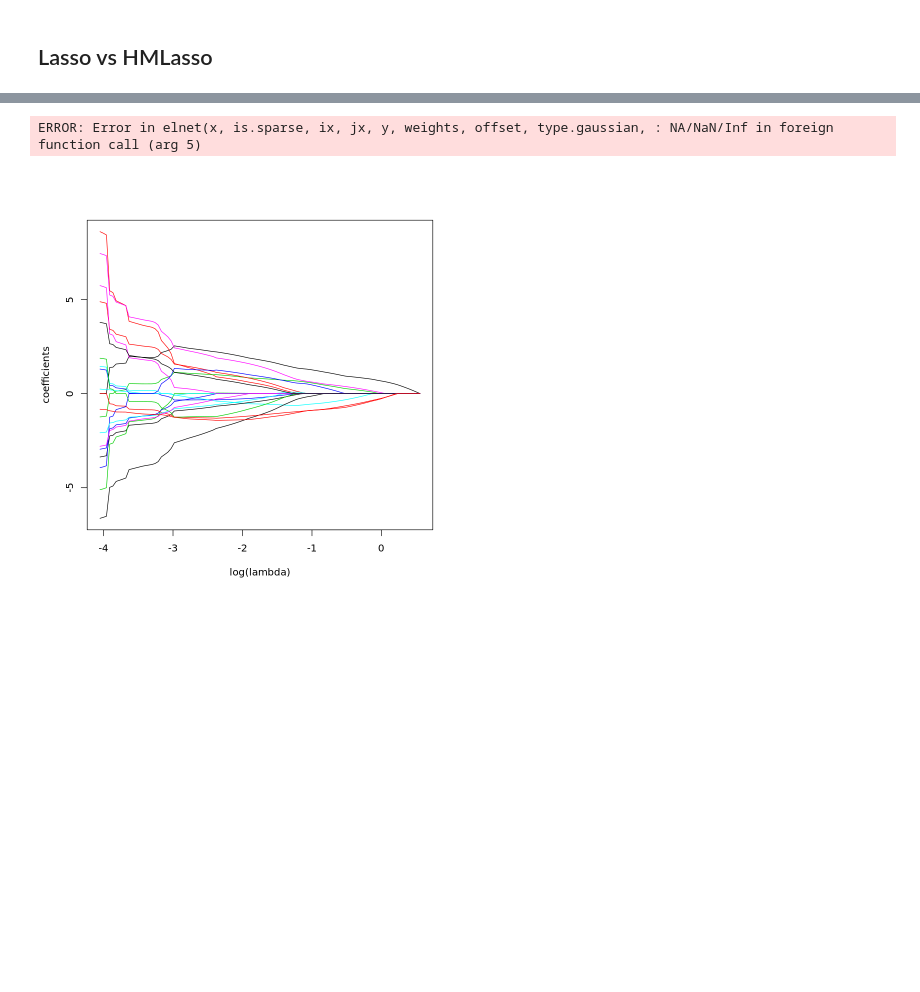
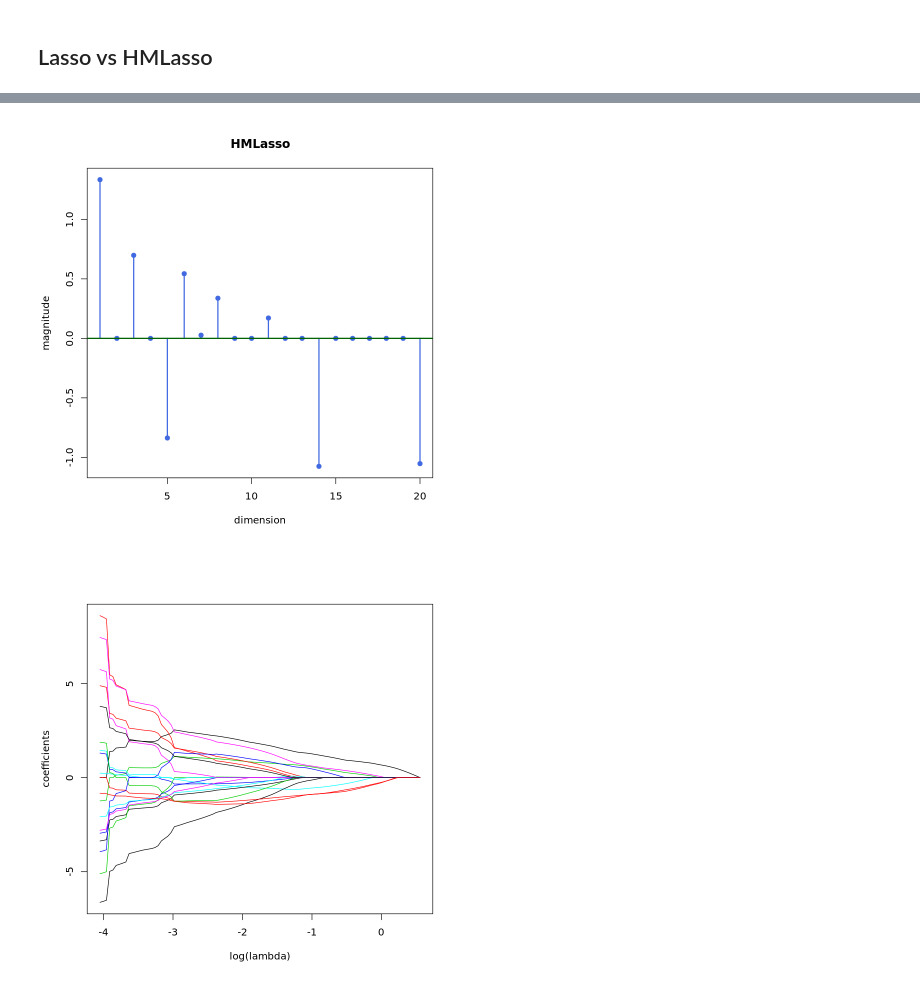
Before and after one commit to hacarus/codezine-sparse-modeling, a Jupyter notebook: 6/HMLasso.ipynb, the cells around one changed output, grey strips where cells are left out. Drawn from its saved outputs; the diff is of its cells as text; code cells hidden in the pictures; blank space fills up the shorter version.

```diff
--- a/6/HMLasso.ipynb
+++ b/6/HMLasso.ipynb
@@ -131,3 +52,8 @@ print(fit_hmlasso$beta)
+# %%
+# HMLasso
+show_coef(fit_hmlasso$beta, "HMLasso")
+# %% [output]
+[figure, added]
 # %%
 library(glmnet)
 data(QuickStartExample)
@@ -138,12 +64,10 @@ x.miss[misses] <- NA
 # %%
-fit_glmnet <- glmnet(x.miss, y)
+# fit_glmnet <- glmnet(x_miss, y)
 # Error in elnet(x, is.sparse, ix, jx, y, weights, offset, type.gaussian, : NA/NaN/Inf in foreign function call (arg 5)
 # Traceback:
 #
-# 1. glmnet(x.miss, y)
+# 1. glmnet(x_miss, y)
 # 2. elnet(x, is.sparse, ix, jx, y, weights, offset, type.gaussian,
 #  .     alpha, nobs, nvars, jd, vp, cl, ne, nx, nlam, flmin, ulam,
 #  .     thresh, isd, intr, vnames, maxit)
-# %% [output]
-ERROR: Error in elnet(x, is.sparse, ix, jx, y, weights, offset, type.gaussian, : NA/NaN/Inf in foreign function call (arg 5)
 # %%
```
Also changed, not shown: parts of 11 cells of this notebook, 1 other file.
